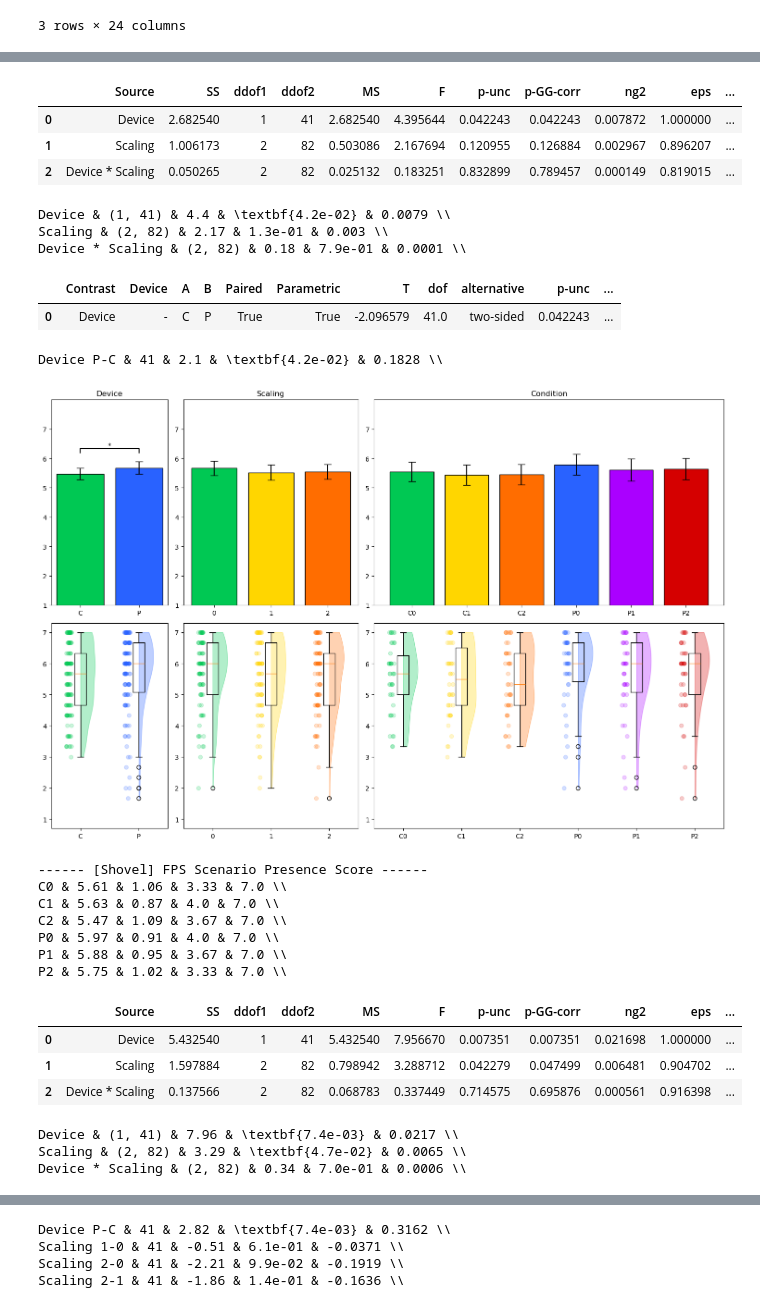
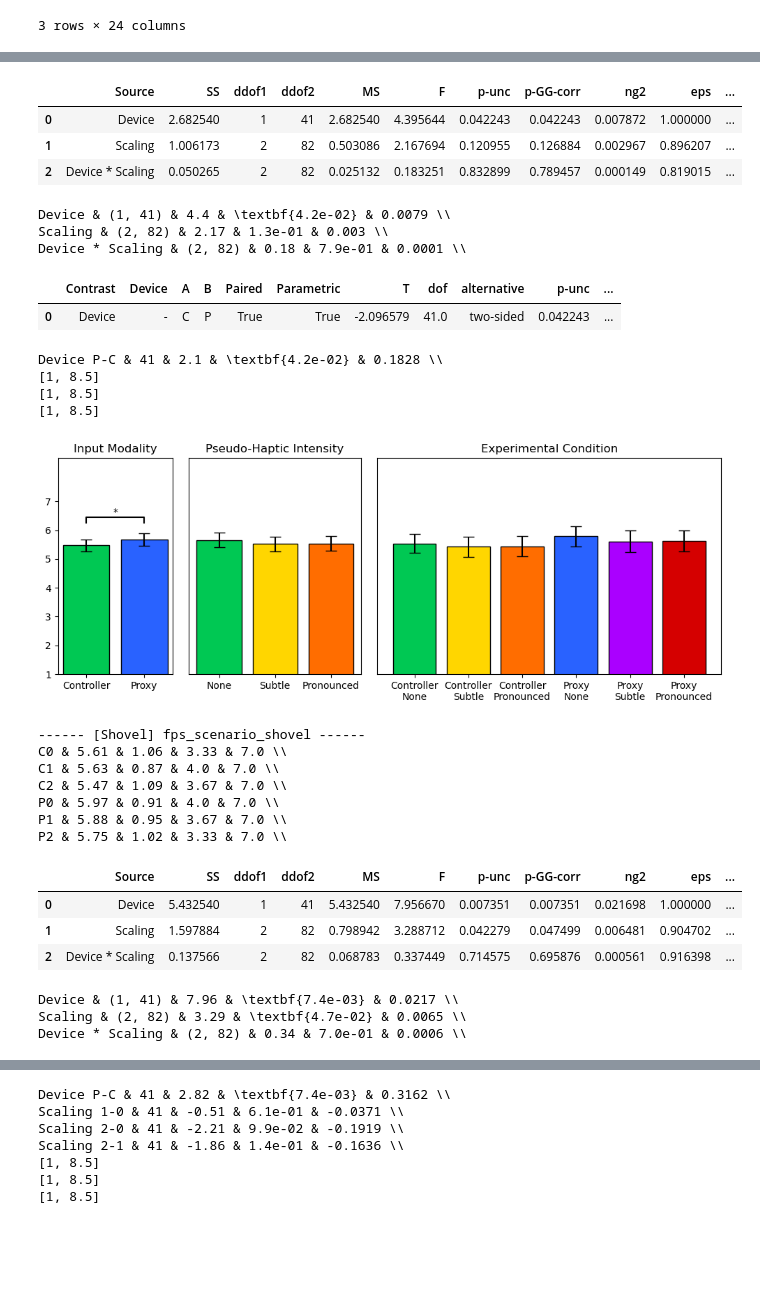
Before and after one commit to EliDll/phw-eval, a Jupyter notebook: questionnaire_eval.ipynb, the cells around one changed output, grey strips where cells are left out. Drawn from its saved outputs; the diff is of its cells as text; code cells hidden in the pictures; blank space fills up the shorter version.

```diff
--- a/questionnaire_eval.ipynb
+++ b/questionnaire_eval.ipynb
@@ -30,6 +30,7 @@ p_0 = "P0"
 p_1 = "P1"
 p_2 = "P2"
 conditions = [c_0, c_1, c_2, p_0, p_1, p_2]
+condition_labels = ["Controller\nNone", "Controller\nSubtle", "Controller\nPronounced", "Proxy\nNone", "Proxy\nSubtle", "Proxy\nPronounced"]
 
 #colors = ['tab:green', 'tab:orange', 'tab:red', 'tab:blue', 'tab:purple', 'tab:brown']
 #colors = ["#FFD600", "#FF6D00", "#D50000", "#2962FF", "#AA00FF", "#C51162"]
@@ -41,12 +42,14 @@ device_key = "Device"
 device_proxy = "P"
 device_controller = "C"
 devices = [device_controller, device_proxy]
+device_labels = ["Controller", "Proxy"]
 
 scaling_key = "Scaling"
 scaling_none = "0"
 scaling_subtle = "1"
 scaling_pronounced = "2"
 scalings = [scaling_none, scaling_subtle, scaling_pronounced]
+scaling_labels = ["None", "Subtle", "Pronounced"]
 
 device_x_scaling_key = "Device * Scaling"
 
@@ -468,9 +495,9 @@ def get_df(name):
 
     return df
 
-def report_exeriment(data, e, key, title, scale, maxy=None):
+def report_exeriment(data, e, key, title, ylim, yticks = None):
     df = data[data[task] == e]
-    return report_experiment_core(df, e, key, title, scale, None, None, maxy)
+    return report_experiment_core(df, e, key, title, None, ylim, yticks)
 # %%
 data = get_df('experiments')
 data.tail(3)
@@ -487,10 +514,9 @@ data[fps_total] = data.apply(lambda x:
     (x[fps_1] + x[fps_2] + x[fps_3] + x[fps_4] + x[fps_5] + x[fps_6] + x[fps_7] + x[fps_8] + x[fps_9] + x[fps_10]) / 10,
     axis = 1)
 
-title = 'FPS Total Presence Score'
 score = fps_total
-scale = [1,7]
-maxy = 8
-cube_fps_total = report_exeriment(data, cube, score, title, scale, maxy)
-shovel_fps_total = report_exeriment(data, shovel, score, title, scale, maxy)
+ylim_fps = [1,8.5]
+yticks_fps = range(1,8)
+cube_fps_total = report_exeriment(data, cube, score, "fps_total_cube", ylim_fps, yticks_fps)
+shovel_fps_total = report_exeriment(data, shovel, score, "fps_total_shovel", ylim_fps, yticks_fps)
 # %% [output]
@@ -611,10 +646,7 @@ data[fps_scenario] = data.apply(lambda x:
     (x[fps_3] + x[fps_4] + x[fps_8]) / 3,
     axis = 1)
 
-title = 'FPS Scenario Presence Score'
 score = fps_scenario
-scale = [1,7]
-maxy = 8
-cube_fps_scenario = report_exeriment(data, cube, score, title,scale, maxy)
-shovel_fps_scenario = report_exeriment(data, shovel, score, title, scale, maxy)
+cube_fps_scenario = report_exeriment(data, cube, score, "fps_scenario_cube",ylim_fps, yticks_fps)
+shovel_fps_scenario = report_exeriment(data, shovel, score, "fps_scenario_shovel", ylim_fps, yticks_fps)
 # %% [output]
@@ -622,21 +654,24 @@ shovel_fps_scenario = report_exeriment(data, shovel, score, title, scale, maxy)
 C0 & 5.54 & 1.07 & 3.33 & 7.0 \\
 C1 & 5.43 & 1.14 & 3.0 & 7.0 \\
 C2 & 5.44 & 1.13 & 3.33 & 7.0 \\
 P0 & 5.79 & 1.17 & 2.0 & 7.0 \\
 P1 & 5.61 & 1.24 & 2.0 & 7.0 \\
 P2 & 5.63 & 1.18 & 1.67 & 7.0 \\
 |  | Source | SS | ddof1 | ddof2 | MS | F | p-unc | p-GG-corr | ng2 | eps | ... |
 | 0 | Device | 2.682540 | 1 | 41 | 2.682540 | 4.395644 | 0.042243 | 0.042243 | 0.007872 | 1.000000 | ... |
 | 1 | Scaling | 1.006173 | 2 | 82 | 0.503086 | 2.167694 | 0.120955 | 0.126884 | 0.002967 | 0.896207 | ... |
 | 2 | Device * Scaling | 0.050265 | 2 | 82 | 0.025132 | 0.183251 | 0.832899 | 0.789457 | 0.000149 | 0.819015 | ... |
 Device & (1, 41) & 4.4 & \textbf{4.2e-02} & 0.0079 \\
 Scaling & (2, 82) & 2.17 & 1.3e-01 & 0.003 \\
 Device * Scaling & (2, 82) & 0.18 & 7.9e-01 & 0.0001 \\
 |  | Contrast | Device | A | B | Paired | Parametric | T | dof | alternative | p-unc | ... |
 | 0 | Device | - | C | P | True | True | -2.096579 | 41.0 | two-sided | 0.042243 | ... |
 Device P-C & 41 & 2.1 & \textbf{4.2e-02} & 0.1828 \\
+[1, 8.5]
+[1, 8.5]
+[1, 8.5]
-[figure, old version]
+[figure, new version]
------- [Shovel] FPS Scenario Presence Score ------
+------ [Shovel] fps_scenario_shovel ------
 C0 & 5.61 & 1.06 & 3.33 & 7.0 \\
 C1 & 5.63 & 0.87 & 4.0 & 7.0 \\
 C2 & 5.47 & 1.09 & 3.67 & 7.0 \\
@@ -659,3 +694,6 @@ Device P-C & 41 & 2.82 & \textbf{7.4e-03} & 0.3162 \\
 Scaling 1-0 & 41 & -0.51 & 6.1e-01 & -0.0371 \\
 Scaling 2-0 & 41 & -2.21 & 9.9e-02 & -0.1919 \\
 Scaling 2-1 & 41 & -1.86 & 1.4e-01 & -0.1636 \\
+[1, 8.5]
+[1, 8.5]
+[1, 8.5]
```
Also changed, not shown: parts of 12 cells of this notebook, 2 other files.
